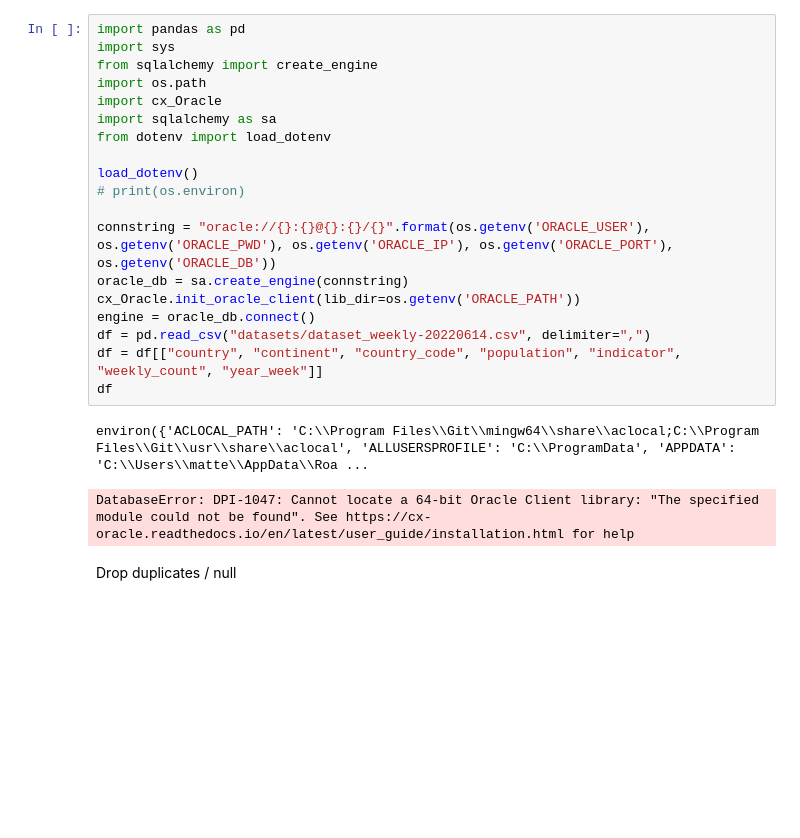
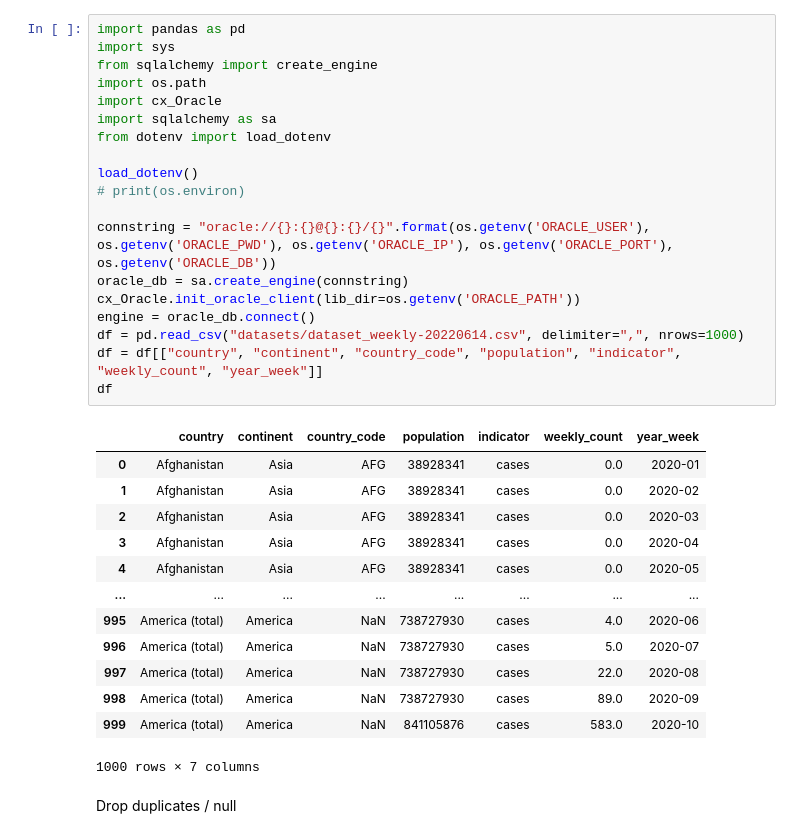
Before and after one commit to w4bo/dataset-covid, a Jupyter notebook: covid.ipynb, the cells around one changed output. Saved outputs shown, nothing was run; the diff lists cells and outputs as text; blank space fills up the shorter version.

```diff
--- a/covid.ipynb
+++ b/covid.ipynb
@@ -1,25 +1,36 @@
 # %%
 import pandas as pd
 import sys
 from sqlalchemy import create_engine
 import os.path
 import cx_Oracle
 import sqlalchemy as sa
 from dotenv import load_dotenv
 
 load_dotenv()
 # print(os.environ)
 
 connstring = "oracle://{}:{}@{}:{}/{}".format(os.getenv('ORACLE_USER'), os.getenv('ORACLE_PWD'), os.getenv('ORACLE_IP'), os.getenv('ORACLE_PORT'), os.getenv('ORACLE_DB'))
 oracle_db = sa.create_engine(connstring)
 cx_Oracle.init_oracle_client(lib_dir=os.getenv('ORACLE_PATH'))
 engine = oracle_db.connect()
-df = pd.read_csv("datasets/dataset_weekly-20220614.csv", delimiter=",")
+df = pd.read_csv("datasets/dataset_weekly-20220614.csv", delimiter=",", nrows=1000)
 df = df[["country", "continent", "country_code", "population", "indicator", "weekly_count", "year_week"]]
 df
 # %% [output]
+|  | country | continent | country_code | population | indicator | weekly_count | year_week |
+| 0 | Afghanistan | Asia | AFG | 38928341 | cases | 0.0 | 2020-01 |
+| 1 | Afghanistan | Asia | AFG | 38928341 | cases | 0.0 | 2020-02 |
+| 2 | Afghanistan | Asia | AFG | 38928341 | cases | 0.0 | 2020-03 |
+| 3 | Afghanistan | Asia | AFG | 38928341 | cases | 0.0 | 2020-04 |
+| 4 | Afghanistan | Asia | AFG | 38928341 | cases | 0.0 | 2020-05 |
+| ... | ... | ... | ... | ... | ... | ... | ... |
+| 995 | America (total) | America | NaN | 738727930 | cases | 4.0 | 2020-06 |
+| 996 | America (total) | America | NaN | 738727930 | cases | 5.0 | 2020-07 |
+| 997 | America (total) | America | NaN | 738727930 | cases | 22.0 | 2020-08 |
+| 998 | America (total) | America | NaN | 738727930 | cases | 89.0 | 2020-09 |
+| 999 | America (total) | America | NaN | 841105876 | cases | 583.0 | 2020-10 |
-environ({'ACLOCAL_PATH': 'C:\\Program Files\\Git\\mingw64\\share\\aclocal;C:\\Program Files\\Git\\usr\\share\\aclocal', 'ALLUSERSPROFILE': 'C:\\ProgramData', 'APPDATA': 'C:\\Users\\matte\\AppData\\Roa ...
+1000 rows × 7 columns
-DatabaseError: DPI-1047: Cannot locate a 64-bit Oracle Client library: "The specified module could not be found". See https://cx-oracle.readthedocs.io/en/latest/user_guide/installation.html for help
 # %% [markdown]
 Drop duplicates / null
 # %%
```
Also changed, not shown: parts of 3 cells of this notebook, 5 other files.
